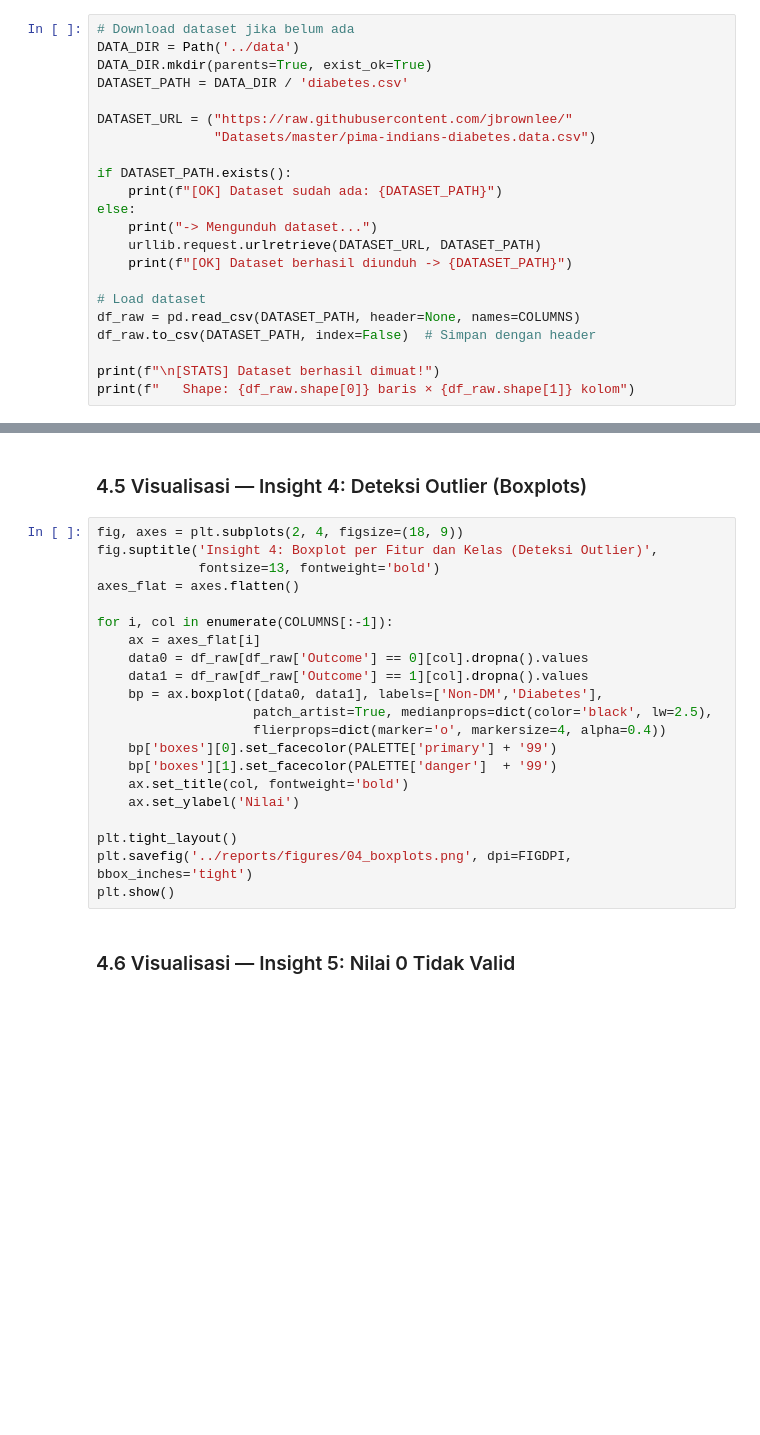
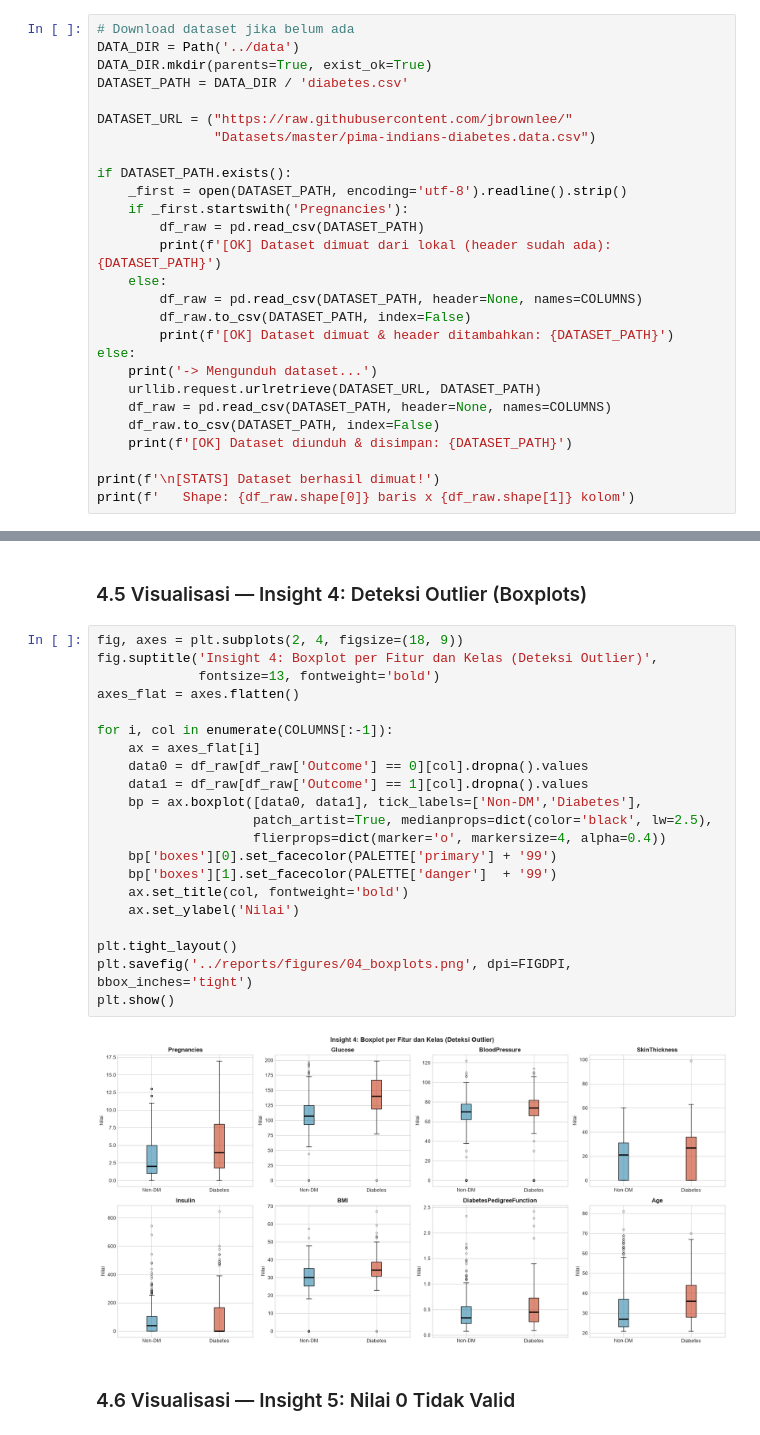
Before and after one commit to Nathanielaiueo/diabetes-ml-project, a Jupyter notebook: notebooks/01_EDA_Preprocessing.ipynb, the cells around one changed output, grey strips where cells are left out. Drawn from its saved outputs; the diff is of its cells as text; blank space fills up the shorter version.

```diff
--- a/notebooks/01_EDA_Preprocessing.ipynb
+++ b/notebooks/01_EDA_Preprocessing.ipynb
@@ -93,15 +97,20 @@ DATASET_URL = ("https://raw.githubusercontent.com/jbrownlee/"
                "Datasets/master/pima-indians-diabetes.data.csv")
 
 if DATASET_PATH.exists():
-    print(f"[OK] Dataset sudah ada: {DATASET_PATH}")
+    _first = open(DATASET_PATH, encoding='utf-8').readline().strip()
+    if _first.startswith('Pregnancies'):
+        df_raw = pd.read_csv(DATASET_PATH)
+        print(f'[OK] Dataset dimuat dari lokal (header sudah ada): {DATASET_PATH}')
+    else:
+        df_raw = pd.read_csv(DATASET_PATH, header=None, names=COLUMNS)
+        df_raw.to_csv(DATASET_PATH, index=False)
+        print(f'[OK] Dataset dimuat & header ditambahkan: {DATASET_PATH}')
 else:
-    print("-> Mengunduh dataset...")
+    print('-> Mengunduh dataset...')
     urllib.request.urlretrieve(DATASET_URL, DATASET_PATH)
-    print(f"[OK] Dataset berhasil diunduh -> {DATASET_PATH}")
+    df_raw = pd.read_csv(DATASET_PATH, header=None, names=COLUMNS)
+    df_raw.to_csv(DATASET_PATH, index=False)
+    print(f'[OK] Dataset diunduh & disimpan: {DATASET_PATH}')
 
-# Load dataset
-df_raw = pd.read_csv(DATASET_PATH, header=None, names=COLUMNS)
-df_raw.to_csv(DATASET_PATH, index=False)  # Simpan dengan header
-
-print(f"\n[STATS] Dataset berhasil dimuat!")
-print(f"   Shape: {df_raw.shape[0]} baris × {df_raw.shape[1]} kolom")
+print(f'\n[STATS] Dataset berhasil dimuat!')
+print(f'   Shape: {df_raw.shape[0]} baris x {df_raw.shape[1]} kolom')
@@ -260,24 +377,26 @@ for feat, val in tc.items():
 # %%
 fig, axes = plt.subplots(2, 4, figsize=(18, 9))
 fig.suptitle('Insight 4: Boxplot per Fitur dan Kelas (Deteksi Outlier)',
              fontsize=13, fontweight='bold')
 axes_flat = axes.flatten()
 
 for i, col in enumerate(COLUMNS[:-1]):
     ax = axes_flat[i]
     data0 = df_raw[df_raw['Outcome'] == 0][col].dropna().values
     data1 = df_raw[df_raw['Outcome'] == 1][col].dropna().values
-    bp = ax.boxplot([data0, data1], labels=['Non-DM','Diabetes'],
+    bp = ax.boxplot([data0, data1], tick_labels=['Non-DM','Diabetes'],
                     patch_artist=True, medianprops=dict(color='black', lw=2.5),
                     flierprops=dict(marker='o', markersize=4, alpha=0.4))
     bp['boxes'][0].set_facecolor(PALETTE['primary'] + '99')
     bp['boxes'][1].set_facecolor(PALETTE['danger']  + '99')
     ax.set_title(col, fontweight='bold')
     ax.set_ylabel('Nilai')
 
 plt.tight_layout()
 plt.savefig('../reports/figures/04_boxplots.png', dpi=FIGDPI, bbox_inches='tight')
 plt.show()
+# %% [output]
+[figure, added]
 # %% [markdown]
 ### 4.6 Visualisasi — Insight 5: Nilai 0 Tidak Valid
 # %%
```
Also changed, not shown: parts of 19 cells of this notebook, 4 other files.
